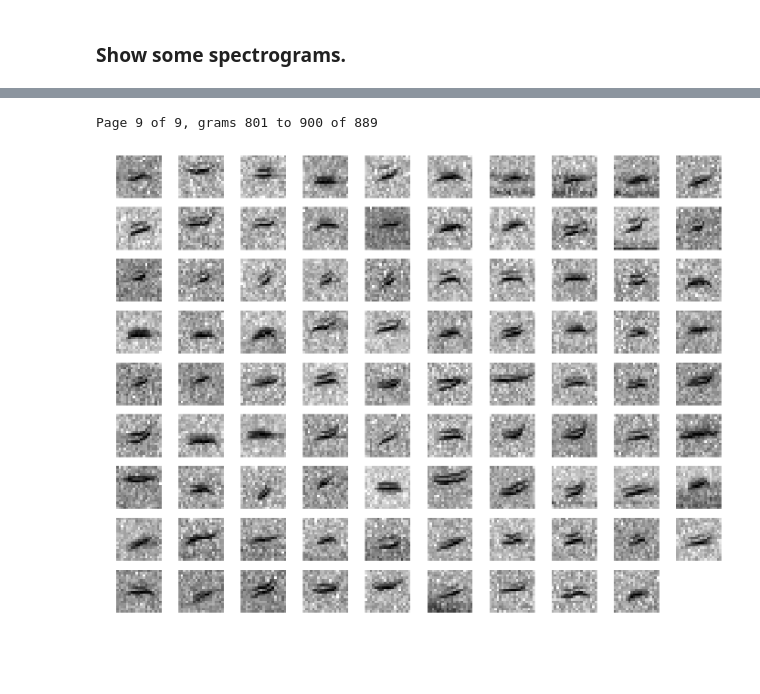
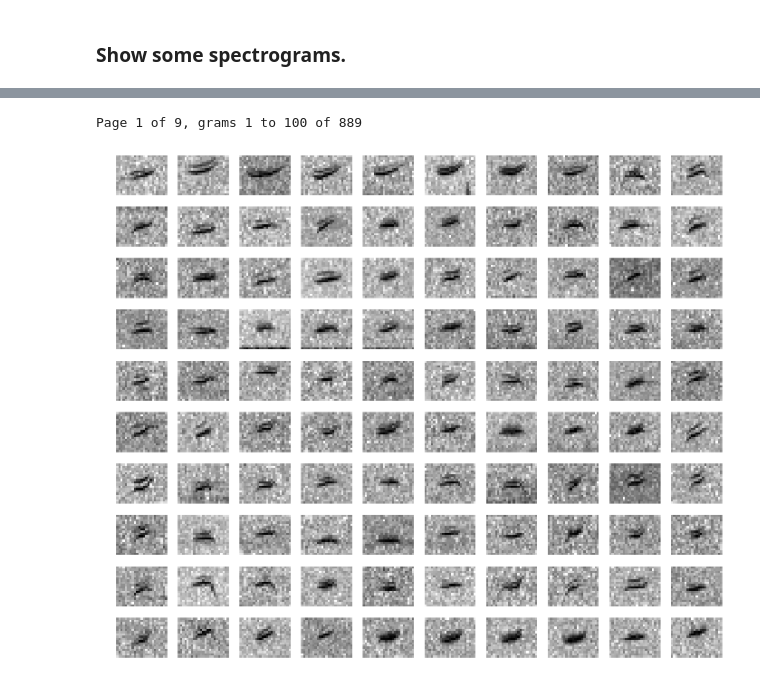
Before and after one commit to HaroldMills/Vesper, a Jupyter notebook: ipython/Species Classification.ipynb, the cells around one changed output, grey strips where cells are left out. Saved outputs shown, nothing was run; the diff lists cells and outputs as text; code cells hidden in the pictures; blank space fills up the shorter version.

```diff
--- a/ipython/Species Classification.ipynb
+++ b/ipython/Species Classification.ipynb
@@ -65,5 +70,5 @@ def show_clips(clips, clip_class_name, page_num, page_width=10, page_height=10):
 # %%
-show_clips(clips, 'DoubleUp', 9)
+show_clips(clips, 'DoubleUp', 1)
 # %% [output]
-Page 9 of 9, grams 801 to 900 of 889
+Page 1 of 9, grams 1 to 100 of 889
-[figure, old version]
+[figure, new version]
```
Also changed, not shown: parts of 5 cells of this notebook, 1 other file.
